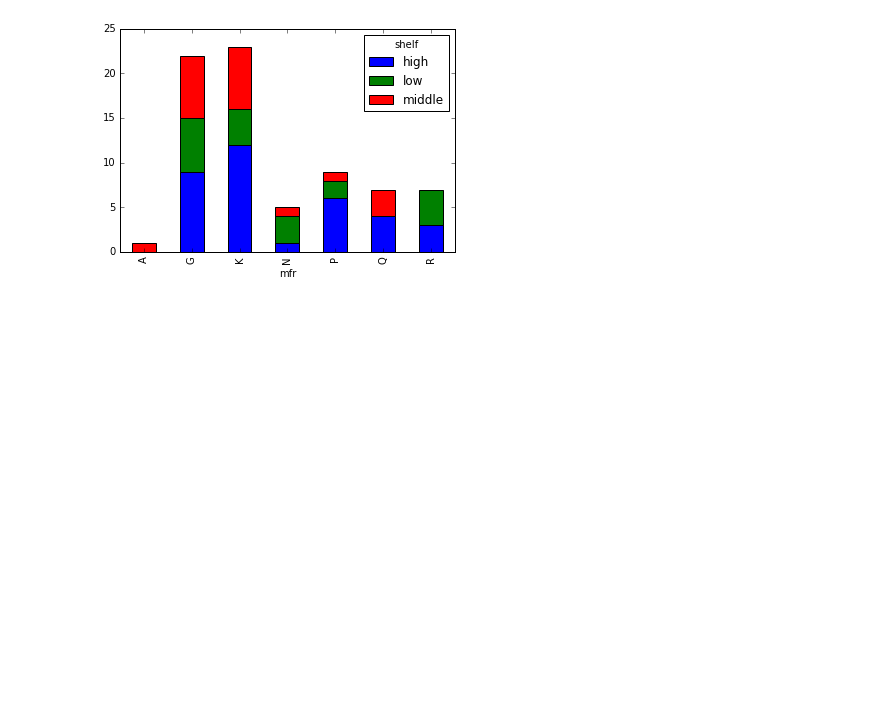
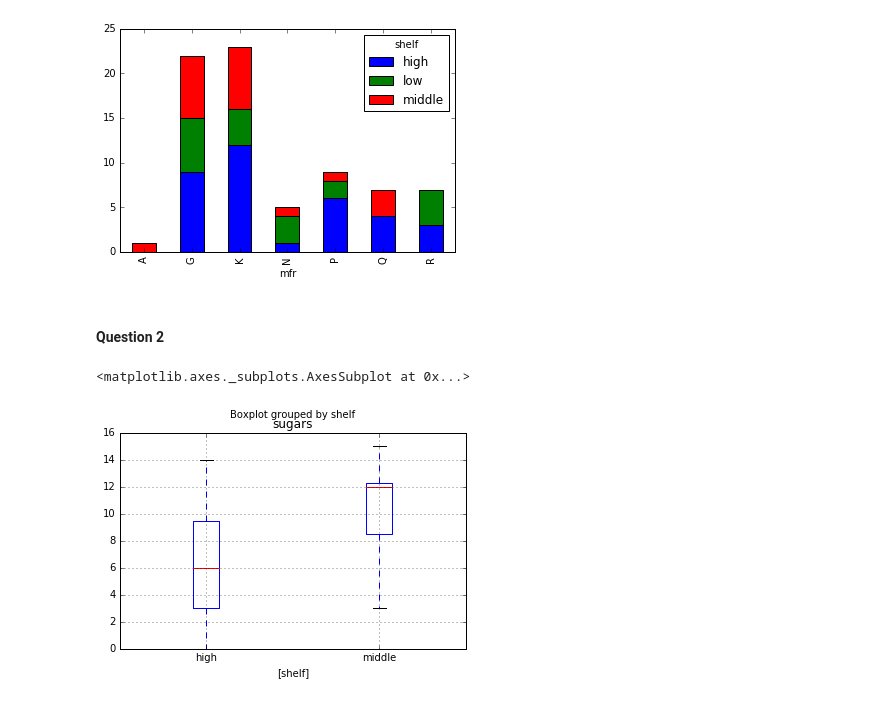
Before and after one commit to JonathanJohann/Independent_Research, a Jupyter notebook: 6.S085 Statistics for Research Projects Problem Set 1.ipynb, the cells around one changed output. Cells and saved outputs as stored; diff of their text form; code cells hidden in the pictures; blank space fills up the shorter version.

```diff
--- a/6.S085 Statistics for Research Projects Problem Set 1.ipynb
+++ b/6.S085 Statistics for Research Projects Problem Set 1.ipynb
@@ -169,3 +171,12 @@ Q       4.0  0.0     3.0
 R       3.0  4.0     0.0
 <matplotlib.axes._subplots.AxesSubplot at 0x...>
 [figure]
+# %% [markdown]
+#### Question 2
+# %%
+question2_df = df[df.shelf!='low']
+# %%
+question2_df[['shelf','sugars']].boxplot(by='shelf')
+# %% [output]
+<matplotlib.axes._subplots.AxesSubplot at 0x...>
+[figure, added]
```
Also changed, not shown: parts of 6 cells of this notebook.
